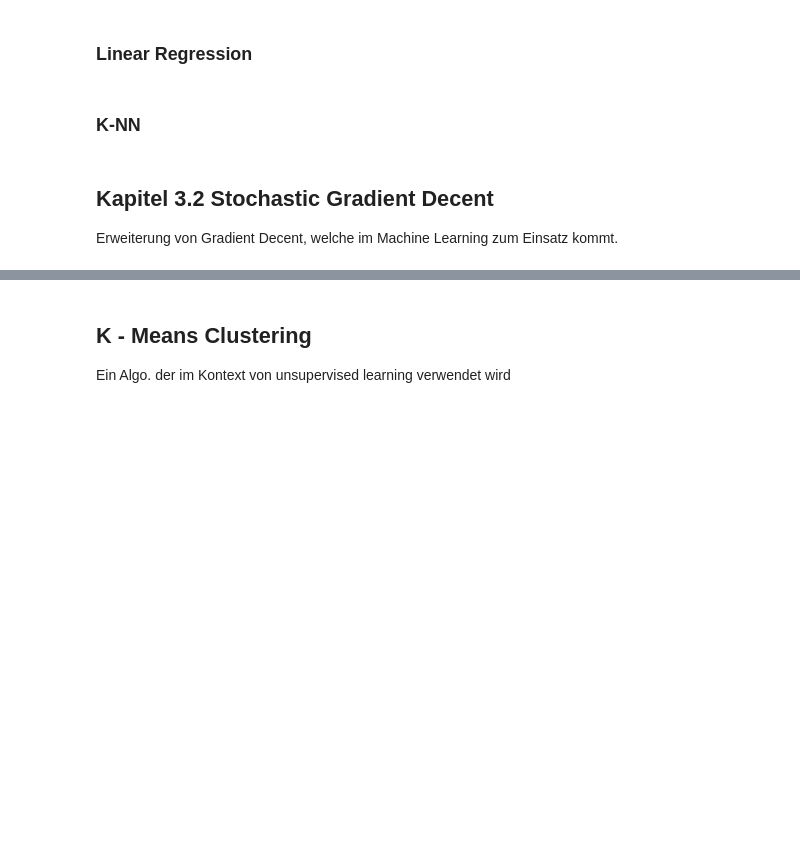
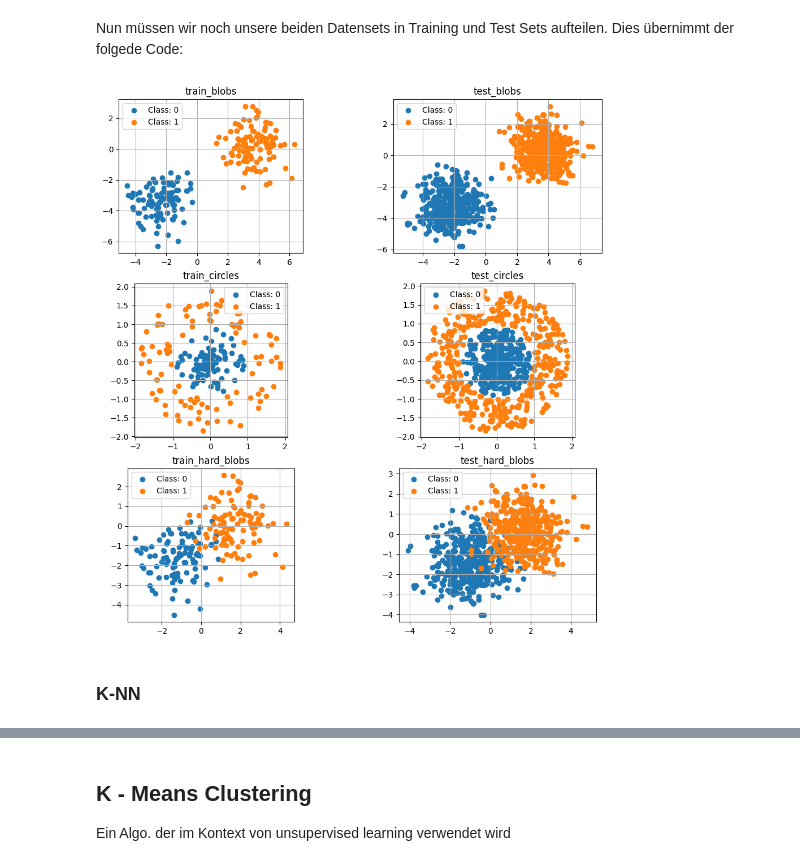
Before and after one commit to dns1403/Numerik-Seminar-Vortrag-Code, a Jupyter notebook: Numerik Seminar/Numerik Seminar CODE.ipynb, the cells around one changed output, grey strips where cells are left out. Drawn from its saved outputs; the diff is of its cells as text; code cells hidden in the pictures; blank space fills up the shorter version.

```diff
--- a/Numerik Seminar/Numerik Seminar CODE.ipynb
+++ b/Numerik Seminar/Numerik Seminar CODE.ipynb
@@ -70,8 +82,27 @@ plot_dataset(easy_blobs, ax=axes[0, 1])
-# %% [markdown]
-### Linear Regression
+# %% [markdown]
+Nun müssen wir noch unsere beiden Datensets in Training und Test Sets aufteilen. Dies übernimmt der folgede Code:
+# %%
+def split_blobs(number_of_samples=200):
+    return Dataset('train_blobs', blobs.features[0:number_of_samples], blobs.labels[0:number_of_samples]), Dataset('test_blobs', blobs.features[number_of_samples:], blobs.labels[number_of_samples:])
+
+def split_circles(number_of_samples=200):
+    return Dataset('train_circles', circles.features[0:number_of_samples], circles.labels[0:number_of_samples]), Dataset('test_circles', circles.features[number_of_samples:], circles.labels[number_of_samples:])
+
+def split_hard_blobs(number_of_samples=200):
+    return Dataset('train_hard_blobs', hard_blobs.features[0:number_of_samples], hard_blobs.labels[0:number_of_samples]), Dataset('test_hard_blobs', hard_blobs.features[number_of_samples:], hard_blobs.labels[number_of_samples:])
+
+train_blobs, test_blobs = split_blobs()
+train_circles, test_circles = split_circles()
+train_hard_blobs, test_hard_blobs = split_hard_blobs()
+# %%
+figure, axes = plt.subplots(3, 2, figsize=(12, 12))
+plot_dataset(train_blobs, ax=axes[0, 0])
+plot_dataset(test_blobs, ax=axes[0, 1])
+plot_dataset(train_circles, ax=axes[1, 0])
+plot_dataset(test_circles, ax=axes[1, 1])
+plot_dataset(train_hard_blobs, ax=axes[2, 0])
+plot_dataset(test_hard_blobs, ax=axes[2, 1])
+# %% [output]
+[figure, added]
 # %% [markdown]
 ### K-NN
-# %% [markdown]
-## Kapitel 3.2 Stochastic Gradient Decent
-
-Erweiterung von Gradient Decent, welche im Machine Learning zum Einsatz kommt.
```
Also changed, not shown: parts of 27 cells of this notebook, 1 other file.
